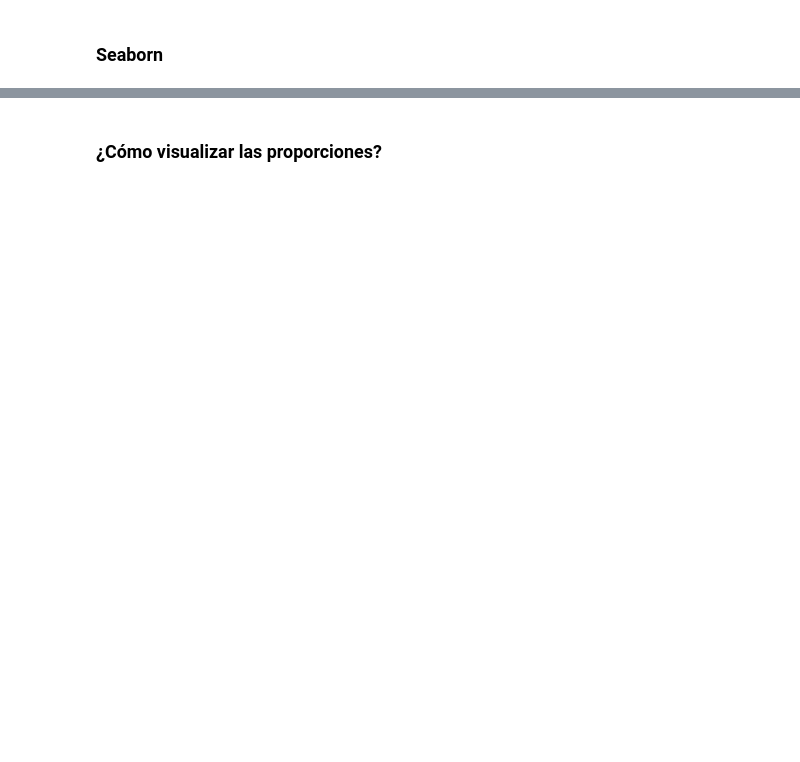
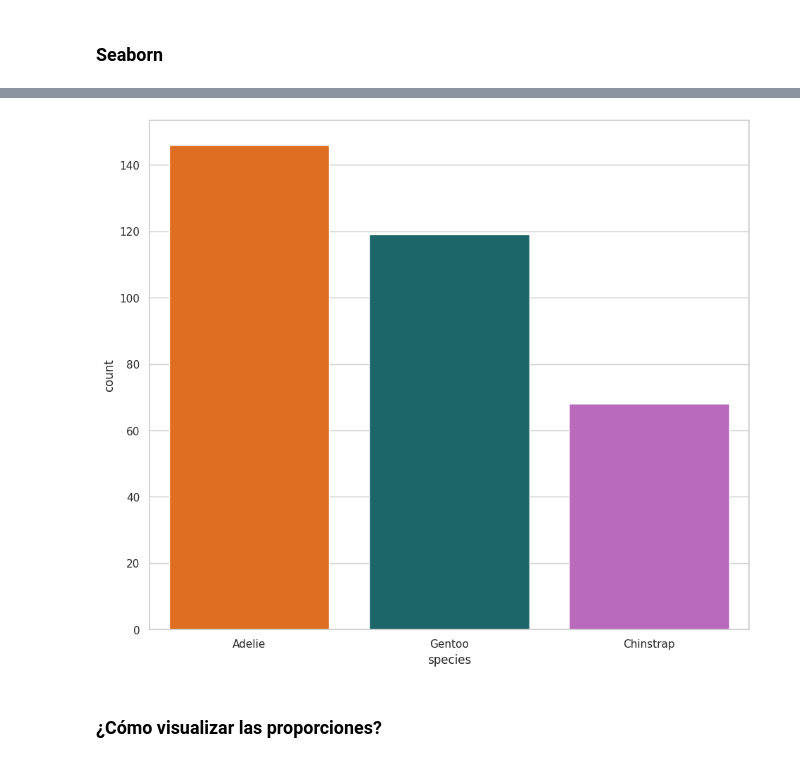
Before and after one commit to dionicio-alberto/Analisis-Explotarorio-De-Datos, a Jupyter notebook: curso.ipynb, the cells around one changed output, grey strips where cells are left out. Cells and saved outputs as stored; diff of their text form; code cells hidden in the pictures; blank space fills up the shorter version.

```diff
--- a/curso.ipynb
+++ b/curso.ipynb
@@ -258,2 +347,19 @@ process_penguin
+# %%
+(
+    process_penguin
+    .value_counts('species',sort=True)
+    .reset_index(name='count')
+    .pipe( lambda df:
+        sns.barplot(
+            data= df,
+            x='species',
+            y = 'count',
+            palette=penguin_color
+        )
+    )
+)
+plt.show()
+# %% [output]
+[figure, added]
 # %% [markdown]
 ### ¿Cómo visualizar las proporciones?
```
Also changed, not shown: parts of 16 cells of this notebook.
